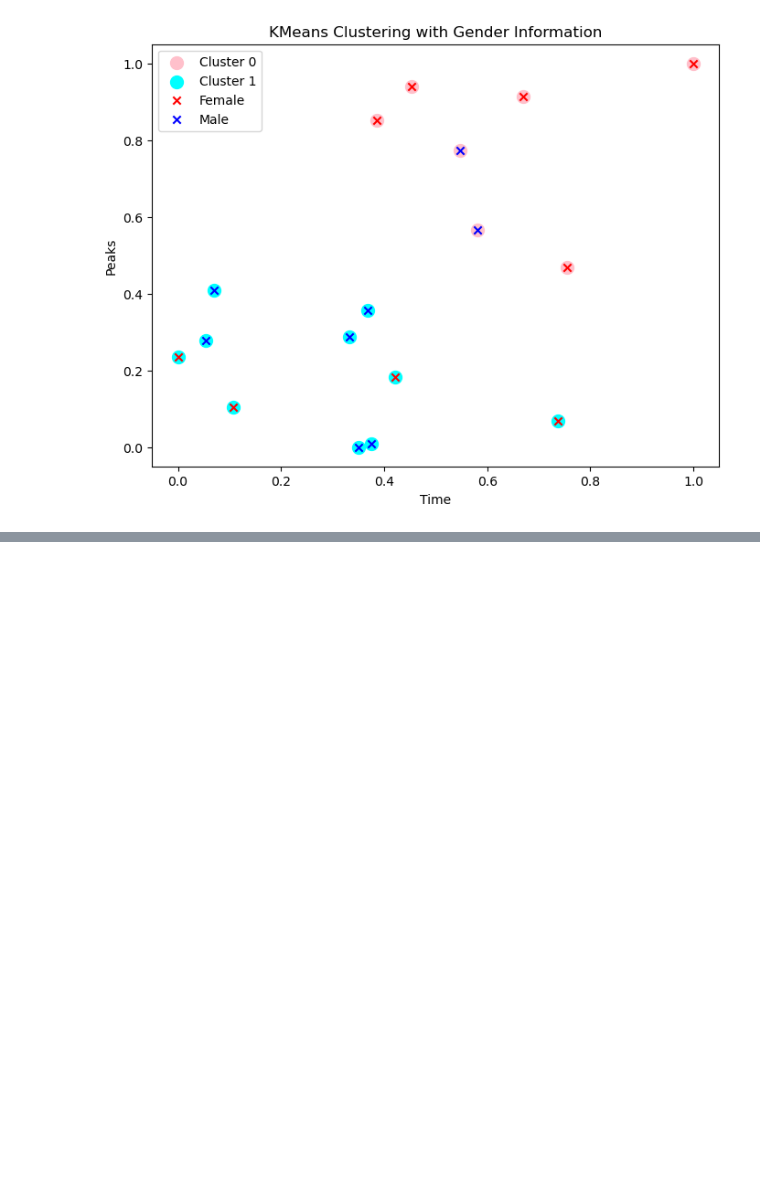
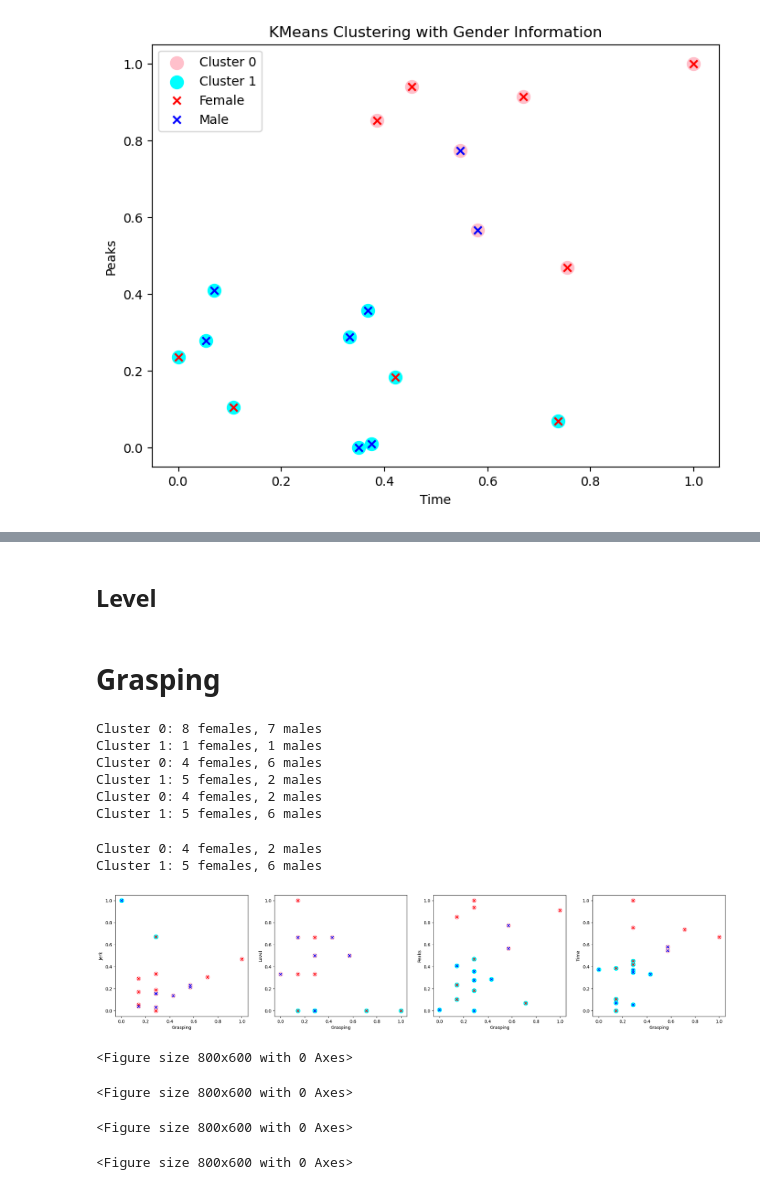
Before and after one commit to doertiboy/MasterStudy, a Jupyter notebook: k_means.ipynb, the cells around one changed output, grey strips where cells are left out. Drawn from its saved outputs; the diff is of its cells as text; code cells hidden in the pictures; blank space fills up the shorter version.

```diff
--- a/k_means.ipynb
+++ b/k_means.ipynb
@@ -155,0 +232,30 @@ plotSections2Cluster(time_peaks_data, time_peaks_data_1, time_peaks_data_2, time
+# %% [markdown]
+## Level
+# %% [markdown]
+# Grasping
+# %%
+grasping_time =  np.array([[t, j] for t, j in zip(grasping_performance, time)])
+grasping_peaks = np.array([[t, j] for t, j in zip(grasping_performance, peaks)])
+grasping_level = np.array([[t, j] for t, j in zip(grasping_performance, level)])
+grasping_jerk = np.array([[t, j] for t, j in zip(grasping_performance, jerk)])
+# %%
+fig, axs = plt.subplots(1, 4, figsize=(25, 5))
+subPlotGender2Clusters(axs[0], grasping_jerk, 'Grasping', 'Jerk')
+subPlotGender2Clusters(axs[1], grasping_level, 'Grasping', 'Level')
+subPlotGender2Clusters(axs[2], grasping_peaks, 'Grasping', 'Peaks')
+subPlotGender2Clusters(axs[3], grasping_time, 'Grasping', 'Time')
+plt.show()
+# %% [output]
+Cluster 0: 8 females, 7 males
+Cluster 1: 1 females, 1 males
+Cluster 0: 4 females, 6 males
+Cluster 1: 5 females, 2 males
+Cluster 0: 4 females, 2 males
+Cluster 1: 5 females, 6 males
+Cluster 0: 4 females, 2 males
+Cluster 1: 5 females, 6 males
+[figure, added]
+<Figure size 800x600 with 0 Axes>
+<Figure size 800x600 with 0 Axes>
+<Figure size 800x600 with 0 Axes>
+<Figure size 800x600 with 0 Axes>
```
Also changed, not shown: parts of 9 cells of this notebook, 1 other file.
